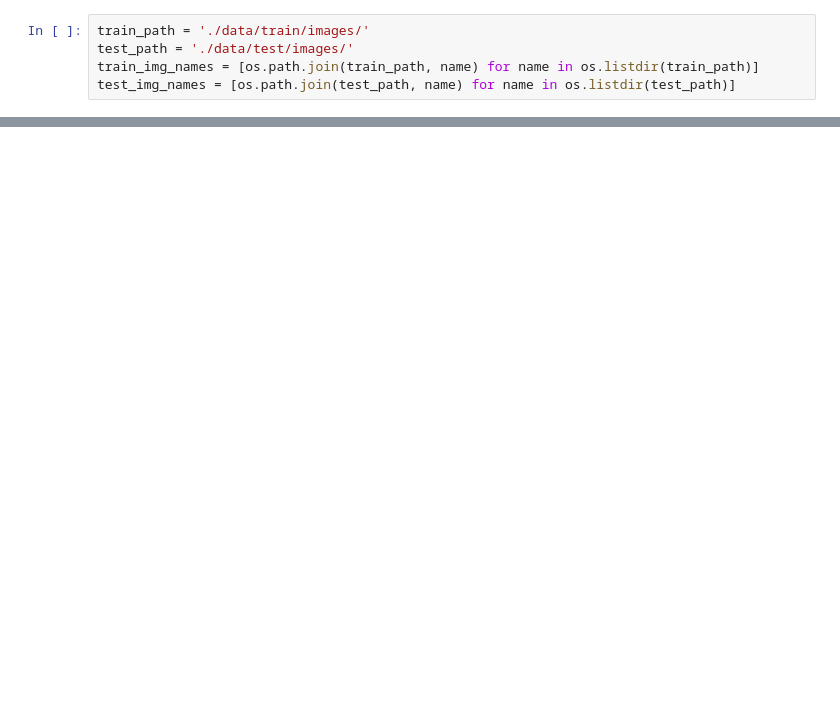
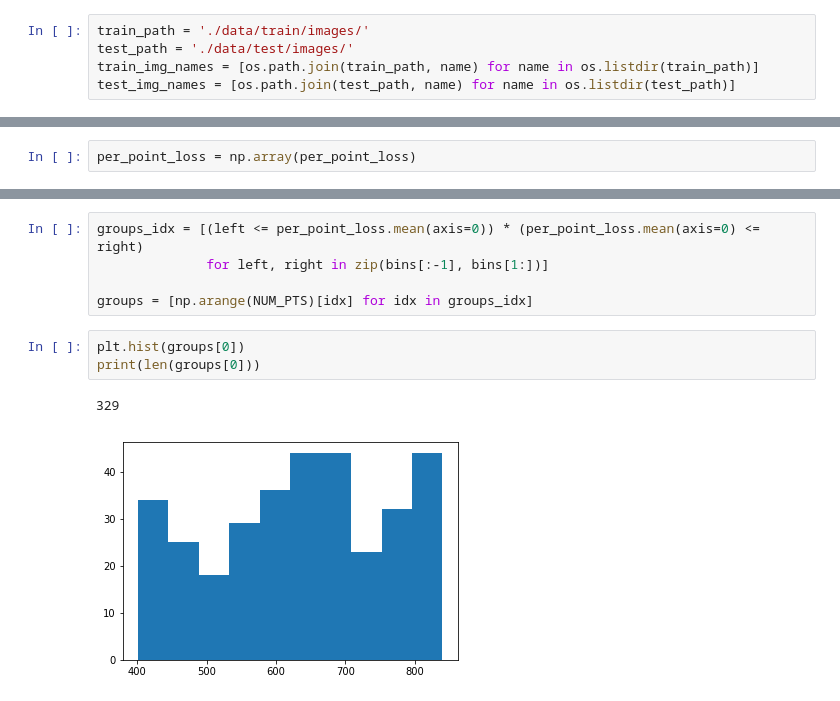
Before and after one commit to ermekaitygulov/made_cv, a Jupyter notebook: contest01/EDA.ipynb, the cells around one changed output, grey strips where cells are left out. Cells and saved outputs as stored; diff of their text form; blank space fills up the shorter version.

```diff
--- a/contest01/EDA.ipynb
+++ b/contest01/EDA.ipynb
@@ -65,0 +86,2 @@ sns.histplot(test_rgb)
+# %%
+per_point_loss = np.array(per_point_loss)
@@ -65,0 +101,11 @@ sns.histplot(test_rgb)
+# %%
+groups_idx = [(left <= per_point_loss.mean(axis=0)) * (per_point_loss.mean(axis=0) <= right)
+              for left, right in zip(bins[:-1], bins[1:])]
+
+groups = [np.arange(NUM_PTS)[idx] for idx in groups_idx]
+# %%
+plt.hist(groups[0])
+print(len(groups[0]))
+# %% [output]
+329
+[figure, added]
```
Also changed, not shown: parts of 21 cells of this notebook, 2 other files.
